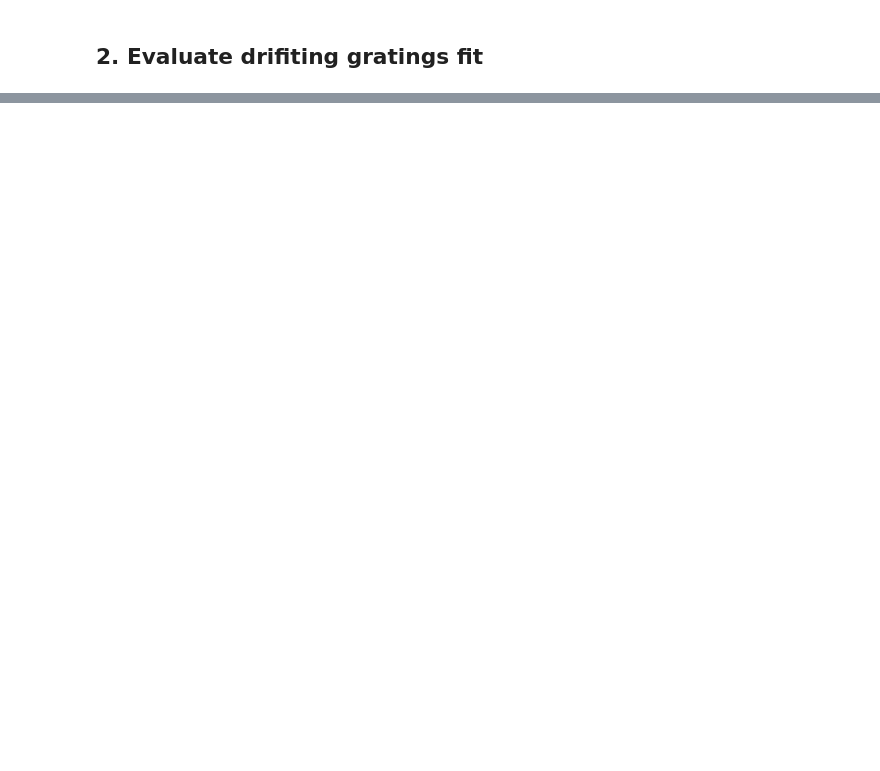
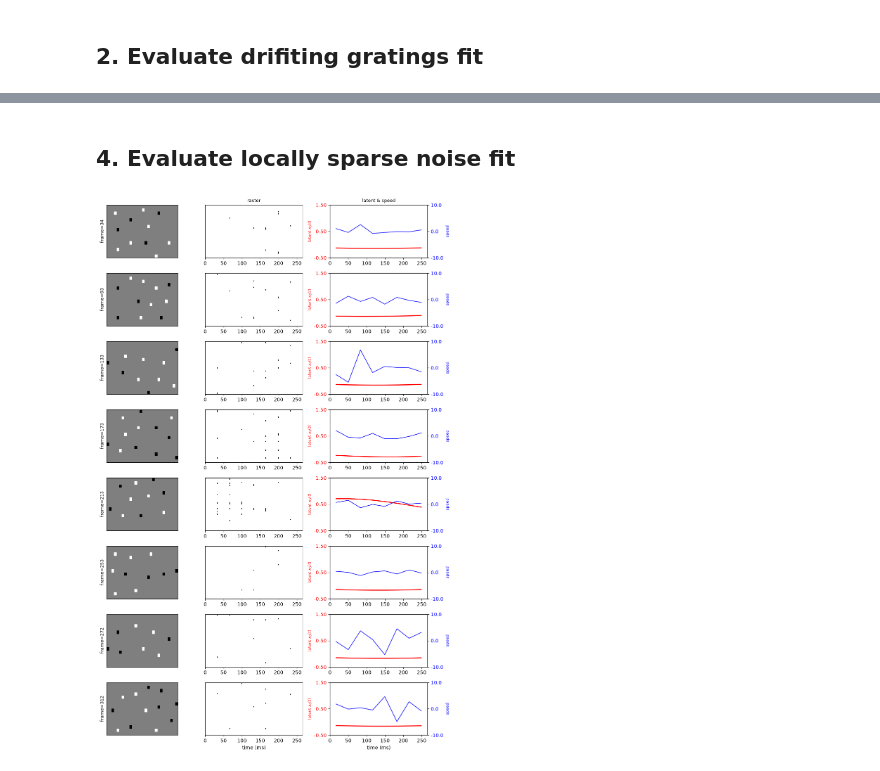
Before and after one commit to MartinGruber15/neural_data_science_project, a Jupyter notebook: notebooks/gpfa.ipynb, the cells around one changed output, grey strips where cells are left out. Drawn from its saved outputs; the diff is of its cells as text; code cells hidden in the pictures; blank space fills up the shorter version.

```diff
--- a/notebooks/gpfa.ipynb
+++ b/notebooks/gpfa.ipynb
@@ -141,3 +142,10 @@ data_drifitng_gratings = GPFADataset(
+# %%
+data_locally_sparse_noise = GPFADataset(
+    data=data,
+    session_id="C",
+    stimulus="locally_sparse_noise",
+    duration_min=0.25,
+)
 # %%
 print(data_natural_scenes.numTrials) # nr of different frames presented
 print(data_natural_scenes.ydim) # nr of neurons
@@ -234,0 +302,11 @@ Iteration:   3 of   3, nPLL: = -23.7729Performing leave-one-out cross validation
+# %%
+xval_locally_sparse_noise = util.crossValidation(
+    experiment = data_locally_sparse_noise,
+    numTrainingTrials = data_locally_sparse_noise.numTrials - 10,
+    numTestTrials = 10,
+    maxXdim = 1,
+    maxEMiter = 10,
+    batchSize = 5,
+    inferenceMethod = "laplace",
+    learningMethod = "batch",
+)
@@ -435,0 +540,19 @@ fig, axs = plot_drifting_gratings_gpfa(
+# %% [markdown]
+## 4. Evaluate locally sparse noise fit
+# %%
+fit_locally_sparse_noise = xval_locally_sparse_noise.fits[-1]
+# %%
+fig, axs = plot_grouped_gpfa(
+    fit=fit_locally_sparse_noise,
+    data_gpfa=data_locally_sparse_noise,
+    raw_data=data,
+    parameter="frame",
+    trial_index=0,
+    latent_dim=0,
+    figsize=(1.25, 2),
+    latent_ylim=(-0.5, 1.5),
+    speed_ylim=(-10, 10),
+)
+plt.show()
+# %% [output]
+[figure, added]
```
Also changed, not shown: parts of 27 cells of this notebook.
